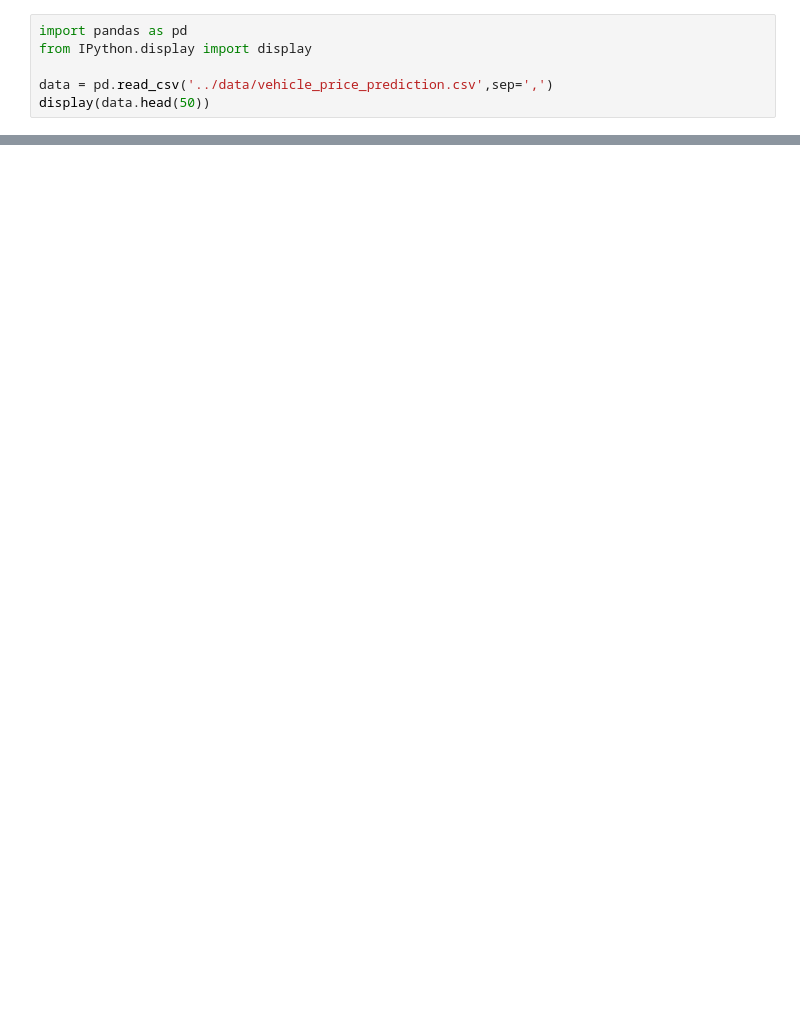
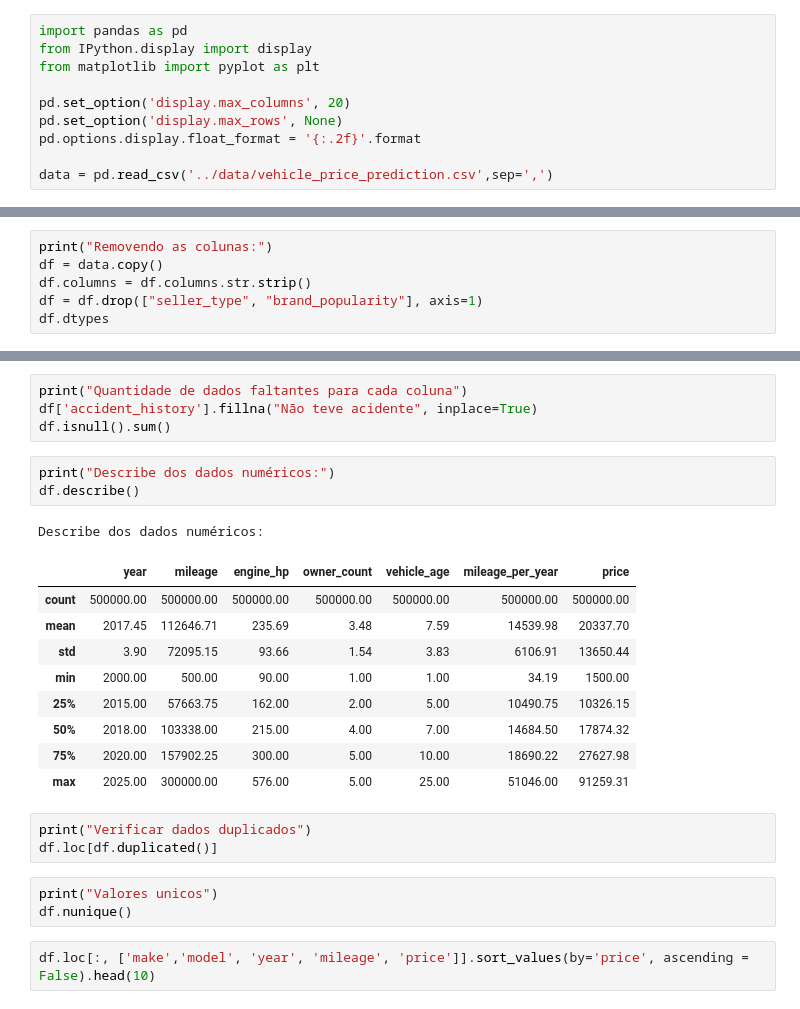
Before and after one commit to Erc-prog-xD/CienciaDeDados, a Jupyter notebook: notebooks/vehicle-notebook.ipynb, the cells around one changed output, grey strips where cells are left out. Cells and saved outputs as stored; diff of their text form; blank space fills up the shorter version.

```diff
--- a/notebooks/vehicle-notebook.ipynb
+++ b/notebooks/vehicle-notebook.ipynb
@@ -1,6 +1,10 @@
 # %%
 import pandas as pd
 from IPython.display import display
+from matplotlib import pyplot as plt
+
+pd.set_option('display.max_columns', 20)
+pd.set_option('display.max_rows', None)
+pd.options.display.float_format = '{:.2f}'.format
 
 data = pd.read_csv('../data/vehicle_price_prediction.csv',sep=',')
-display(data.head(50))
@@ -24,0 +11,6 @@ display(data.head(50))
+# %%
+print("Removendo as colunas:")
+df = data.copy()
+df.columns = df.columns.str.strip()
+df = df.drop(["seller_type", "brand_popularity"], axis=1)
+df.dtypes
@@ -24,0 +46,26 @@ display(data.head(50))
+# %%
+print("Quantidade de dados faltantes para cada coluna")
+df['accident_history'].fillna("Não teve acidente", inplace=True)
+df.isnull().sum()
+# %%
+print("Describe dos dados numéricos:")
+df.describe()
+# %% [output]
+Describe dos dados numéricos:
+|  | year | mileage | engine_hp | owner_count | vehicle_age | mileage_per_year | price |
+| count | 500000.00 | 500000.00 | 500000.00 | 500000.00 | 500000.00 | 500000.00 | 500000.00 |
+| mean | 2017.45 | 112646.71 | 235.69 | 3.48 | 7.59 | 14539.98 | 20337.70 |
+| std | 3.90 | 72095.15 | 93.66 | 1.54 | 3.83 | 6106.91 | 13650.44 |
+| min | 2000.00 | 500.00 | 90.00 | 1.00 | 1.00 | 34.19 | 1500.00 |
+| 25% | 2015.00 | 57663.75 | 162.00 | 2.00 | 5.00 | 10490.75 | 10326.15 |
+| 50% | 2018.00 | 103338.00 | 215.00 | 4.00 | 7.00 | 14684.50 | 17874.32 |
+| 75% | 2020.00 | 157902.25 | 300.00 | 5.00 | 10.00 | 18690.22 | 27627.98 |
+| max | 2025.00 | 300000.00 | 576.00 | 5.00 | 25.00 | 51046.00 | 91259.31 |
+# %%
+print("Verificar dados duplicados")
+df.loc[df.duplicated()]
+# %%
+print("Valores unicos")
+df.nunique()
+# %%
+df.loc[:, ['make','model', 'year', 'mileage', 'price']].sort_values(by='price', ascending = False).head(10)
```
Also changed, not shown: parts of 6 cells of this notebook, 3 other files.
